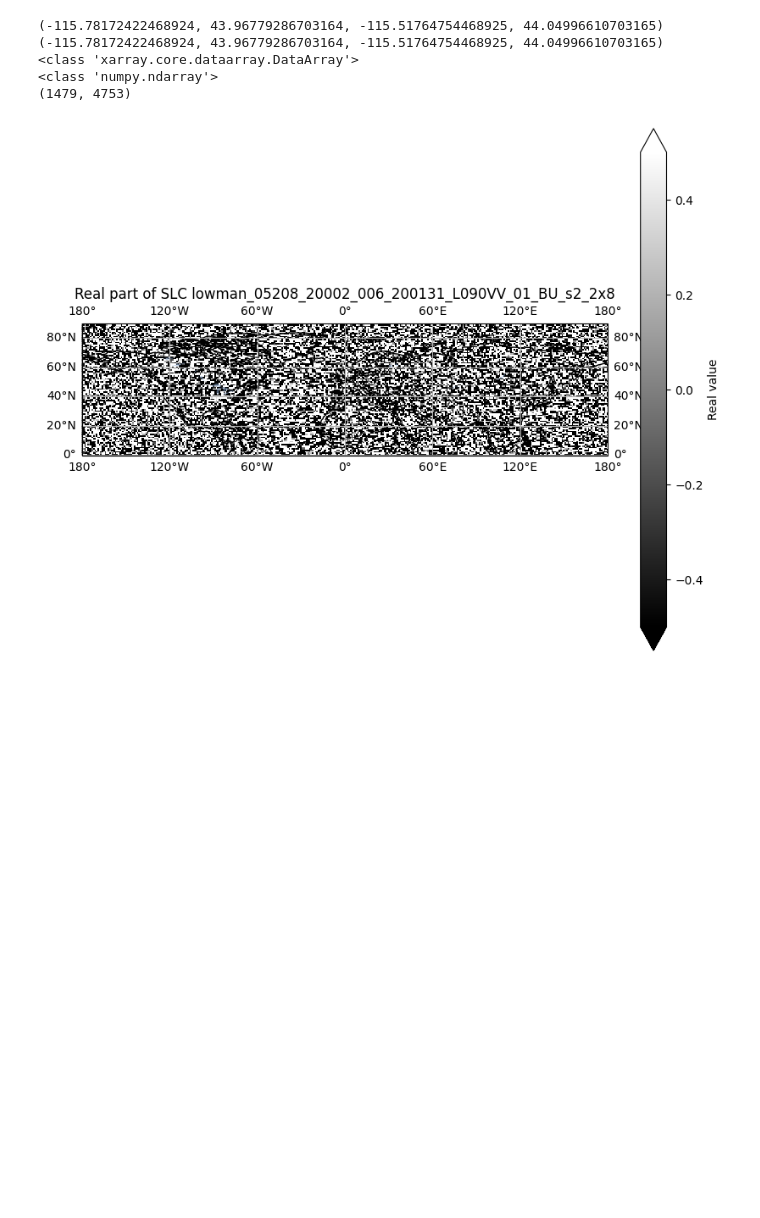
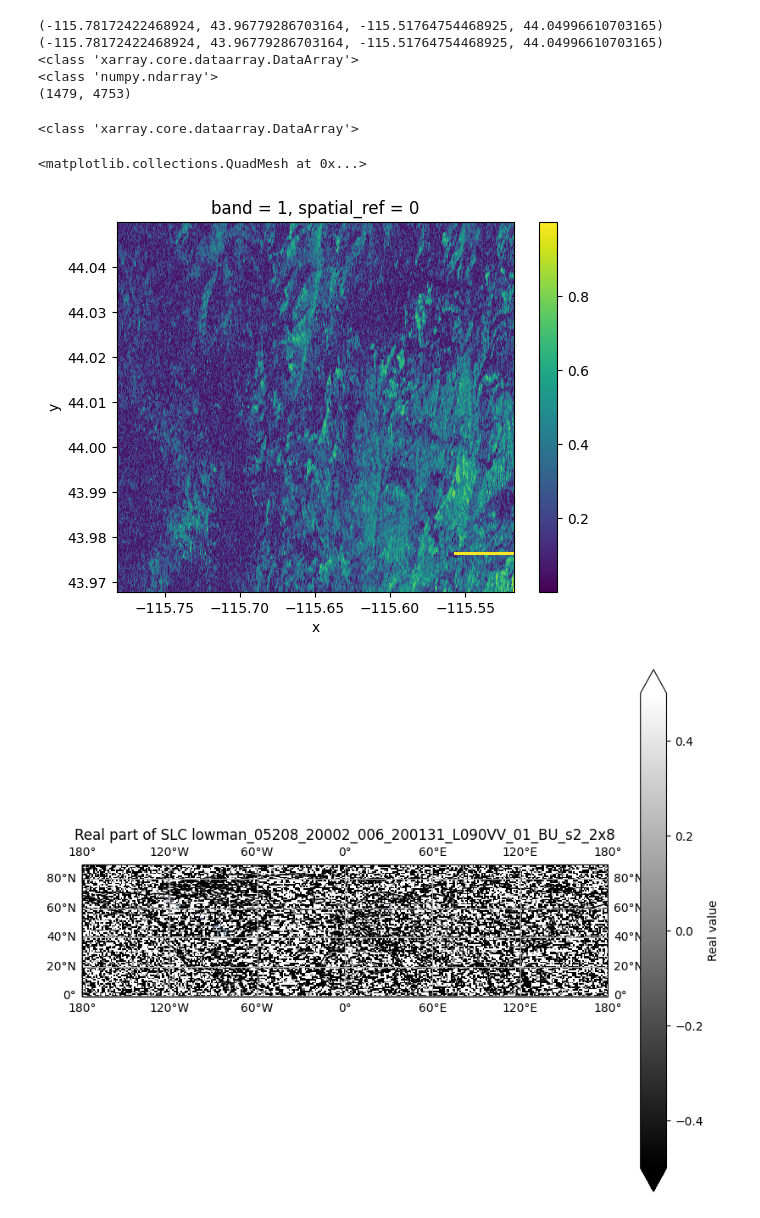
Before and after one commit to julober/snowex_uavsar_coherence, a Jupyter notebook: notebooks/geocoding.ipynb, the cells around one changed output. Cells and saved outputs as stored; diff of their text form; code cells hidden in the pictures; blank space fills up the shorter version.

```diff
--- a/notebooks/geocoding.ipynb
+++ b/notebooks/geocoding.ipynb
@@ -176,7 +191,7 @@ def calc_coherence_unweighted1(img1, img2, window=13) :
     coherence = np.abs(numerator / denom)
 
     if (type(img1) == xr.DataArray) or (type(img2) == xr.DataArray) :
-        out_arr.values = out_arr.reshape(img1.shape)
+        out_arr.values = coherence.reshape(img1.shape)
     else :
         out_arr = coherence
     return out_arr
@@ -198,9 +213,13 @@ coh12 = calc_coherence_unweighted1(slc1, slc2)
 <class 'numpy.ndarray'>
 (1479, 4753)
 # %%
-coh = real.copy(data=np.empty(real.shape, dtype=np.complex64))
-coh.values = coh12.reshape(real.shape)
-coh.rio.to_raster(data_dir + "coherence_lowman_52.tif")
+print(type(coh12))
+coh12.plot()
+# coh.rio.to_raster(data_dir + "coherence_lowman_52.tif")
+# %% [output]
+<class 'xarray.core.dataarray.DataArray'>
+<matplotlib.collections.QuadMesh at 0x...>
+[figure, added]
 # %%
 # Plotting with basemap
 
```
Also changed, not shown: parts of 6 cells of this notebook.
